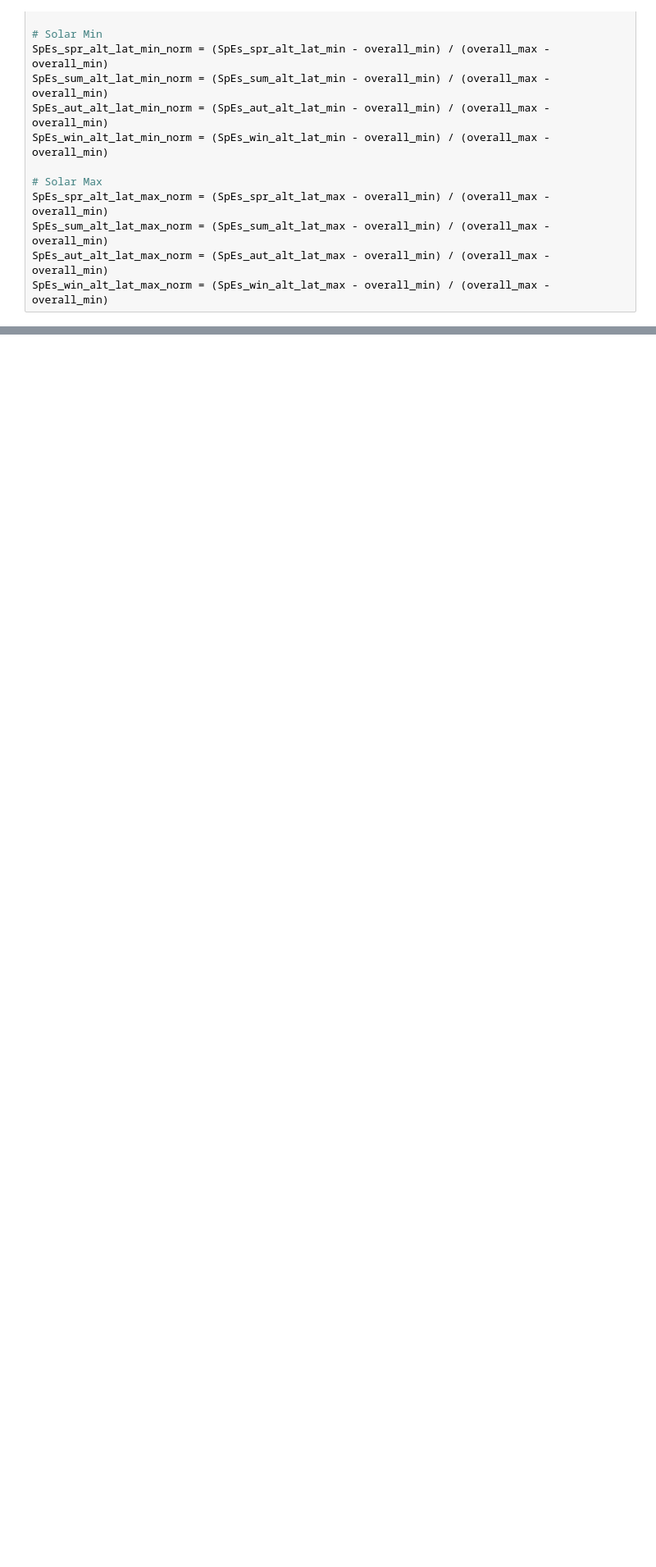
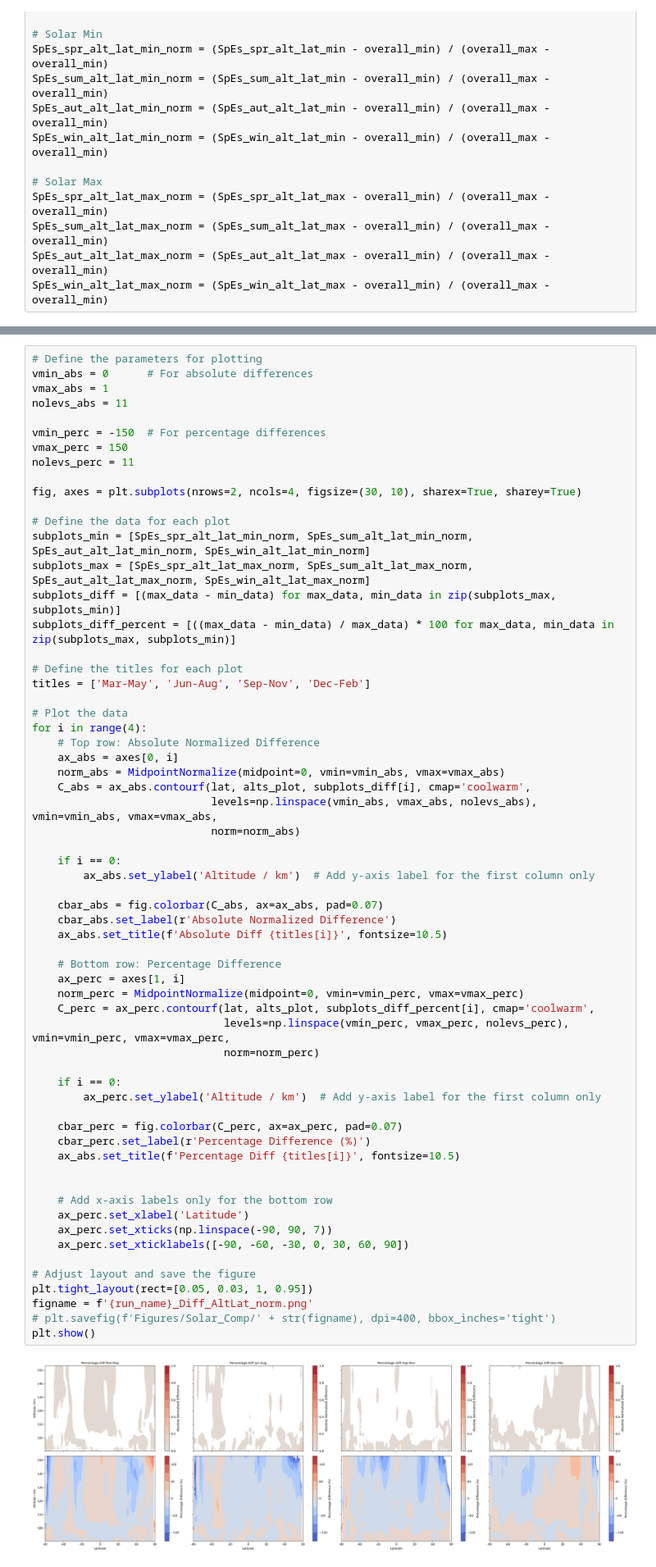
Before and after one commit to CharlieReyno/Sporadic-E-Project, a Jupyter notebook: WACCM_individual_plots.ipynb, the cells around one changed output, grey strips where cells are left out. Shown at 82% size. Cells and saved outputs as stored; diff of their text form; blank space fills up the shorter version.

```diff
--- a/WACCM_individual_plots.ipynb
+++ b/WACCM_individual_plots.ipynb
@@ -1741,3 +1714,67 @@ plt.show()
+# %%
+# Define the parameters for plotting
+vmin_abs = 0      # For absolute differences
+vmax_abs = 1
+nolevs_abs = 11
+
+vmin_perc = -150  # For percentage differences
+vmax_perc = 150
+nolevs_perc = 11
+
+fig, axes = plt.subplots(nrows=2, ncols=4, figsize=(30, 10), sharex=True, sharey=True)
+
+# Define the data for each plot
+subplots_min = [SpEs_spr_alt_lat_min_norm, SpEs_sum_alt_lat_min_norm, SpEs_aut_alt_lat_min_norm, SpEs_win_alt_lat_min_norm]
+subplots_max = [SpEs_spr_alt_lat_max_norm, SpEs_sum_alt_lat_max_norm, SpEs_aut_alt_lat_max_norm, SpEs_win_alt_lat_max_norm]
+subplots_diff = [(max_data - min_data) for max_data, min_data in zip(subplots_max, subplots_min)]
+subplots_diff_percent = [((max_data - min_data) / max_data) * 100 for max_data, min_data in zip(subplots_max, subplots_min)]
+
+# Define the titles for each plot
+titles = ['Mar-May', 'Jun-Aug', 'Sep-Nov', 'Dec-Feb']
+
+# Plot the data
+for i in range(4):
+    # Top row: Absolute Normalized Difference
+    ax_abs = axes[0, i]
+    norm_abs = MidpointNormalize(midpoint=0, vmin=vmin_abs, vmax=vmax_abs)
+    C_abs = ax_abs.contourf(lat, alts_plot, subplots_diff[i], cmap='coolwarm',
+                            levels=np.linspace(vmin_abs, vmax_abs, nolevs_abs), vmin=vmin_abs, vmax=vmax_abs,
+                            norm=norm_abs)
+
+    if i == 0:
+        ax_abs.set_ylabel('Altitude / km')  # Add y-axis label for the first column only
+
+    cbar_abs = fig.colorbar(C_abs, ax=ax_abs, pad=0.07)
+    cbar_abs.set_label(r'Absolute Normalized Difference')
+    ax_abs.set_title(f'Absolute Diff {titles[i]}', fontsize=10.5)
+
+    # Bottom row: Percentage Difference
+    ax_perc = axes[1, i]
+    norm_perc = MidpointNormalize(midpoint=0, vmin=vmin_perc, vmax=vmax_perc)
+    C_perc = ax_perc.contourf(lat, alts_plot, subplots_diff_percent[i], cmap='coolwarm',
+                              levels=np.linspace(vmin_perc, vmax_perc, nolevs_perc), vmin=vmin_perc, vmax=vmax_perc,
+                              norm=norm_perc)
+
+    if i == 0:
+        ax_perc.set_ylabel('Altitude / km')  # Add y-axis label for the first column only
+
+    cbar_perc = fig.colorbar(C_perc, ax=ax_perc, pad=0.07)
+    cbar_perc.set_label(r'Percentage Difference (%)')
+    ax_abs.set_title(f'Percentage Diff {titles[i]}', fontsize=10.5)
+
+
+    # Add x-axis labels only for the bottom row
+    ax_perc.set_xlabel('Latitude')
+    ax_perc.set_xticks(np.linspace(-90, 90, 7))
+    ax_perc.set_xticklabels([-90, -60, -30, 0, 30, 60, 90])
+
+# Adjust layout and save the figure
+plt.tight_layout(rect=[0.05, 0.03, 1, 0.95])
+figname = f'{run_name}_Diff_AltLat_norm.png'
+# plt.savefig(f'Figures/Solar_Comp/' + str(figname), dpi=400, bbox_inches='tight')
+plt.show()
+# %% [output]
+[figure, added]
 # %% [markdown]
 # Alt - LT
 # %%
```
Also changed, not shown: parts of 3 cells of this notebook.
